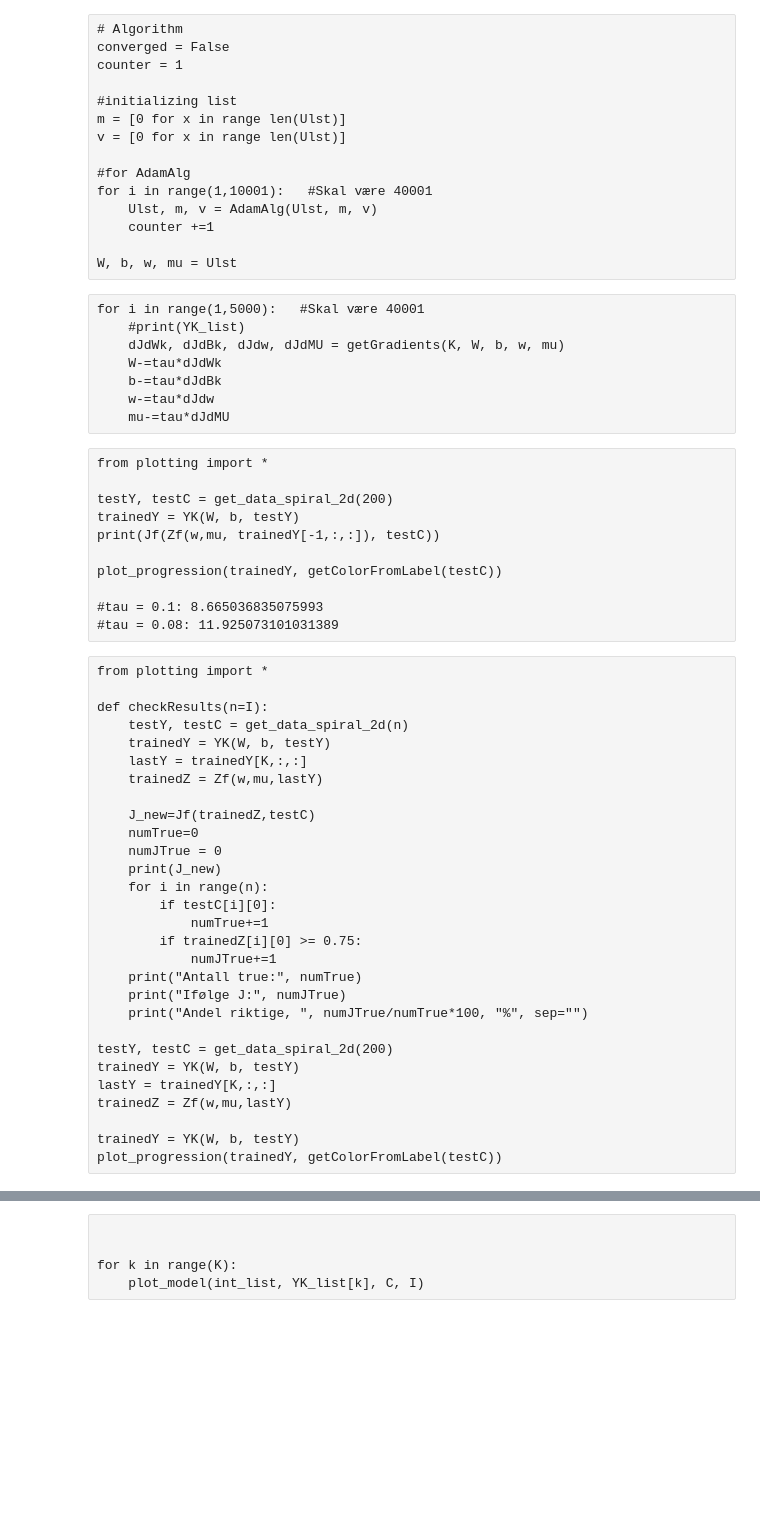
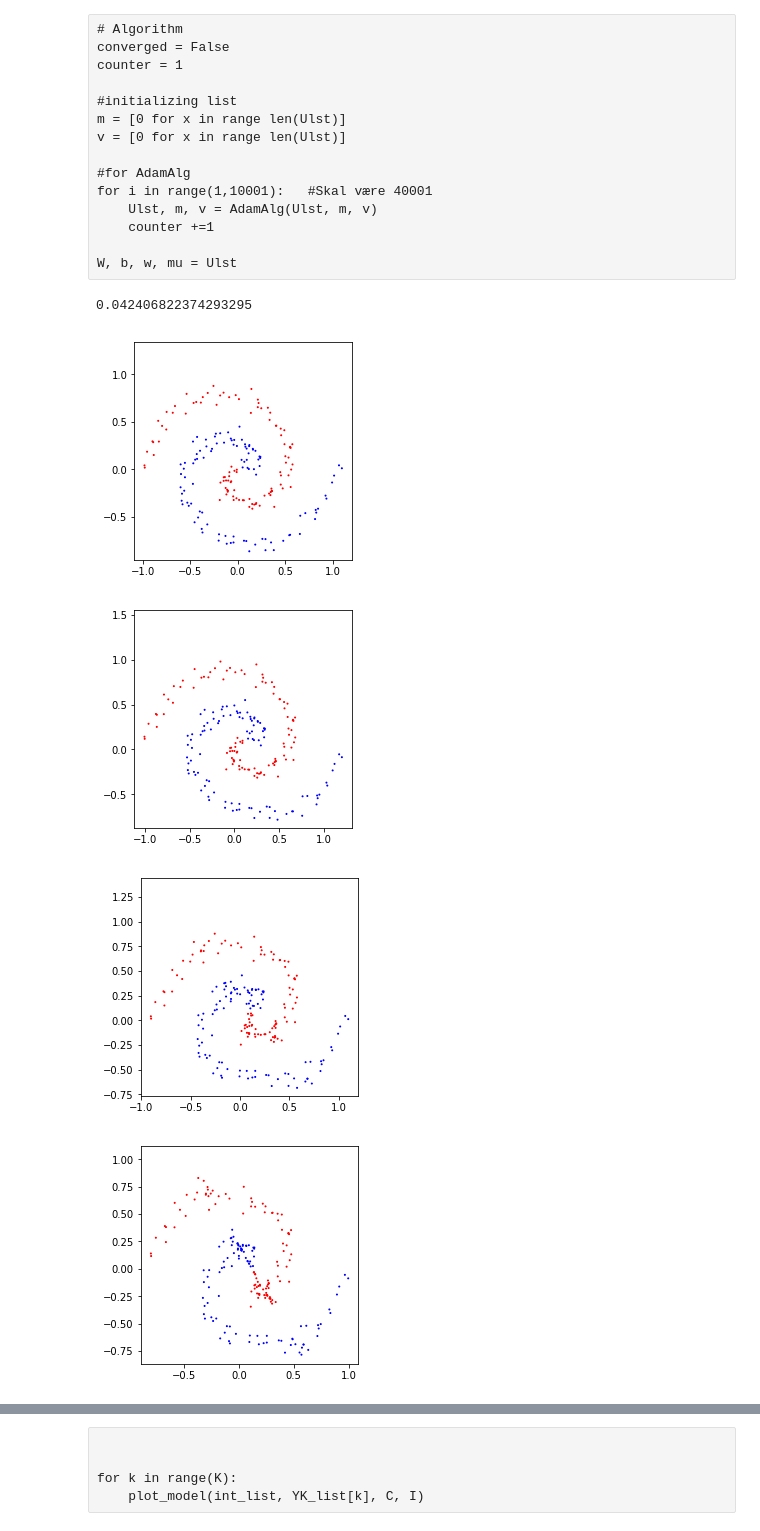
Before and after one commit to frederni/Vitber-2, a Jupyter notebook: Prosjekt 2 masterdoc-fin.ipynb, the cells around one changed output, grey strips where cells are left out. Saved outputs shown, nothing was run; the diff lists cells and outputs as text; code cells hidden in the pictures; blank space fills up the shorter version.

```diff
--- a/Prosjekt 2 masterdoc-fin.ipynb
+++ b/Prosjekt 2 masterdoc-fin.ipynb
@@ -143,51 +142,28 @@ for i in range(1,10001):   #Skal være 40001
     counter +=1
 
 W, b, w, mu = Ulst
-# %% [raw]
-for i in range(1,5000):   #Skal være 40001
-    #print(YK_list)
-    dJdWk, dJdBk, dJdw, dJdMU = getGradients(K, W, b, w, mu)
-    W-=tau*dJdWk
-    b-=tau*dJdBk
-    w-=tau*dJdw
-    mu-=tau*dJdMU
-# %% [raw]
-from plotting import *
-
-testY, testC = get_data_spiral_2d(200)
-trainedY = YK(W, b, testY)
-print(Jf(Zf(w,mu, trainedY[-1,:,:]), testC))
-
-plot_progression(trainedY, getColorFromLabel(testC))
-
-#tau = 0.1: 8.665036835075993
-#tau = 0.08: 11.925073101031389
-# %% [raw]
-from plotting import *
-
-def checkResults(n=I):
-    testY, testC = get_data_spiral_2d(n)
-    trainedY = YK(W, b, testY)
-    lastY = trainedY[K,:,:]
-    trainedZ = Zf(w,mu,lastY)
-
-    J_new=Jf(trainedZ,testC)
-    numTrue=0
-    numJTrue = 0
-    print(J_new)
-    for i in range(n):
-        if testC[i][0]:
-            numTrue+=1
-        if trainedZ[i][0] >= 0.75:
-            numJTrue+=1
-    print("Antall true:", numTrue)
-    print("Ifølge J:", numJTrue)
-    print("Andel riktige, ", numJTrue/numTrue*100, "%", sep="")
-
-testY, testC = get_data_spiral_2d(200)
-trainedY = YK(W, b, testY)
-lastY = trainedY[K,:,:]
-trainedZ = Zf(w,mu,lastY)
-
-trainedY = YK(W, b, testY)
-plot_progression(trainedY, getColorFromLabel(testC))
+# %%
+for i in range(1,5000):   #Skal være 40001
+    #print(YK_list)
+    dJdWk, dJdBk, dJdw, dJdMU = getGradients(K, W, b, w, mu)
+    W-=tau*dJdWk
+    b-=tau*dJdBk
+    w-=tau*dJdw
+    mu-=tau*dJdMU
+# %%
+from plotting import *
+
+testY, testC = get_data_spiral_2d(200)
+trainedY = YK(W, b, testY)
+print(Jf(Zf(w,mu, trainedY[-1,:,:]), testC))
+
+plot_progression(trainedY, getColorFromLabel(testC))
+
+#tau = 0.1: 8.665036835075993
+#tau = 0.08: 11.925073101031389
+# %% [output]
+0.042406822374293295
+[figure, added]
+[figure, added]
+[figure, added]
+[figure, added]
```
Also changed, not shown: parts of 9 cells of this notebook.
